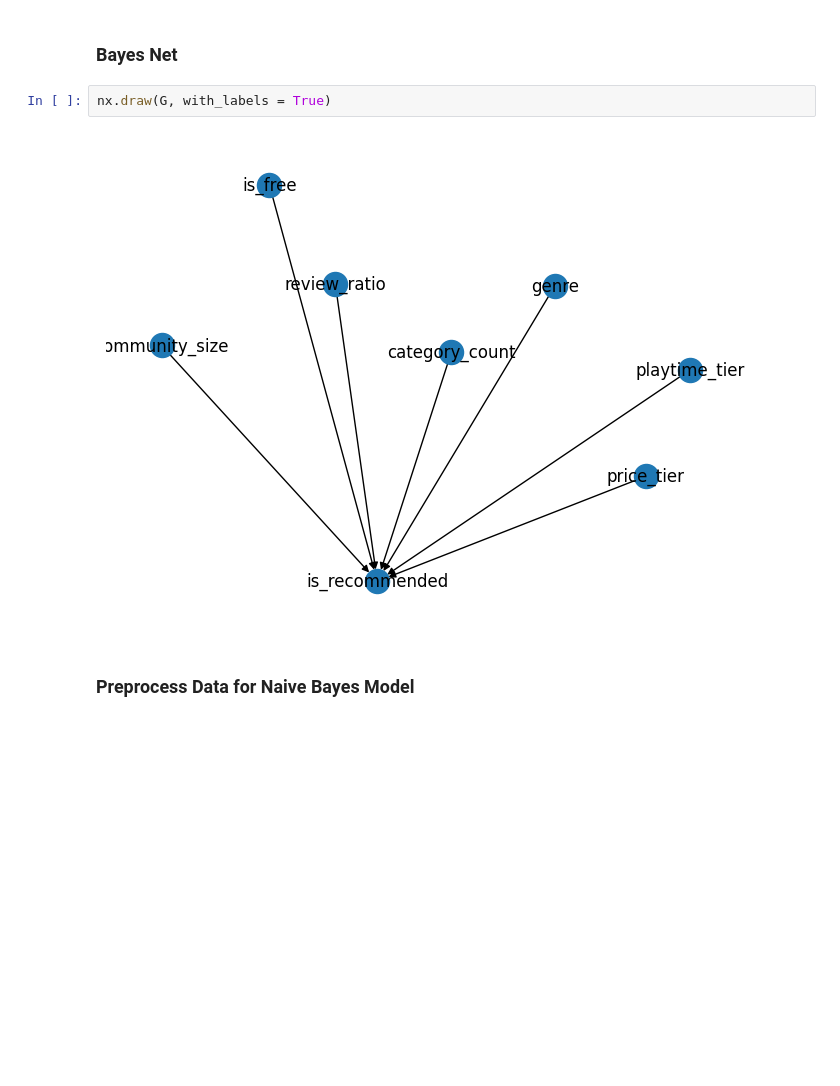
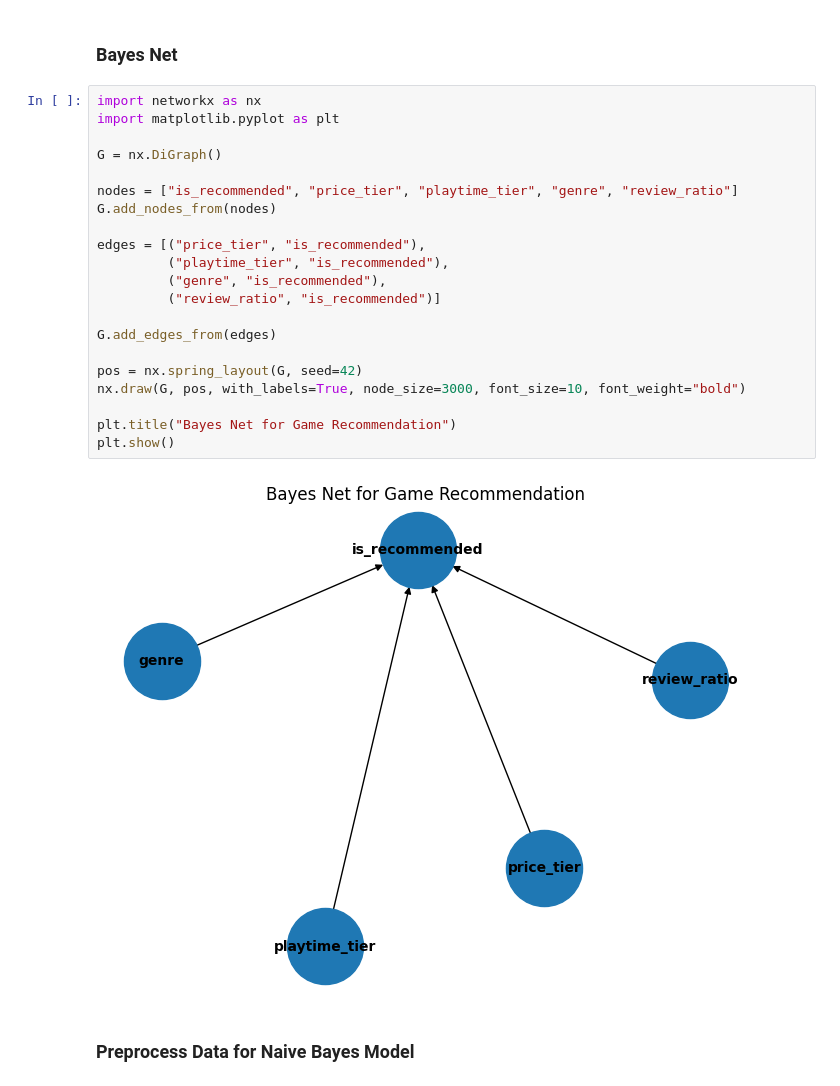
Before and after one commit to derricknguyen12/cse150a_project, a Jupyter notebook: proj.ipynb, the cells around one changed output. Drawn from its saved outputs; the diff is of its cells as text; blank space fills up the shorter version.

Commit message:
bayes net graph

```diff
--- a/proj.ipynb
+++ b/proj.ipynb
@@ -647,10 +645,29 @@ Emission Probabilities (Means):
 merged_df.dropna(inplace=True)
 # %% [markdown]
 ### Bayes Net
-# %%
-nx.draw(G, with_labels = True)
-# %% [output]
-[figure, removed]
+# %%
+import networkx as nx
+import matplotlib.pyplot as plt
+
+G = nx.DiGraph()
+
+nodes = ["is_recommended", "price_tier", "playtime_tier", "genre", "review_ratio"]
+G.add_nodes_from(nodes)
+
+edges = [("price_tier", "is_recommended"),
+         ("playtime_tier", "is_recommended"),
+         ("genre", "is_recommended"),
+         ("review_ratio", "is_recommended")]
+
+G.add_edges_from(edges)
+
+pos = nx.spring_layout(G, seed=42)
+nx.draw(G, pos, with_labels=True, node_size=3000, font_size=10, font_weight="bold")
+
+plt.title("Bayes Net for Game Recommendation")
+plt.show()
+# %% [output]
+[figure, added]
 # %% [markdown]
 ### Preprocess Data for Naive Bayes Model
 # %%
```
Also changed, not shown: parts of 13 cells of this notebook.
